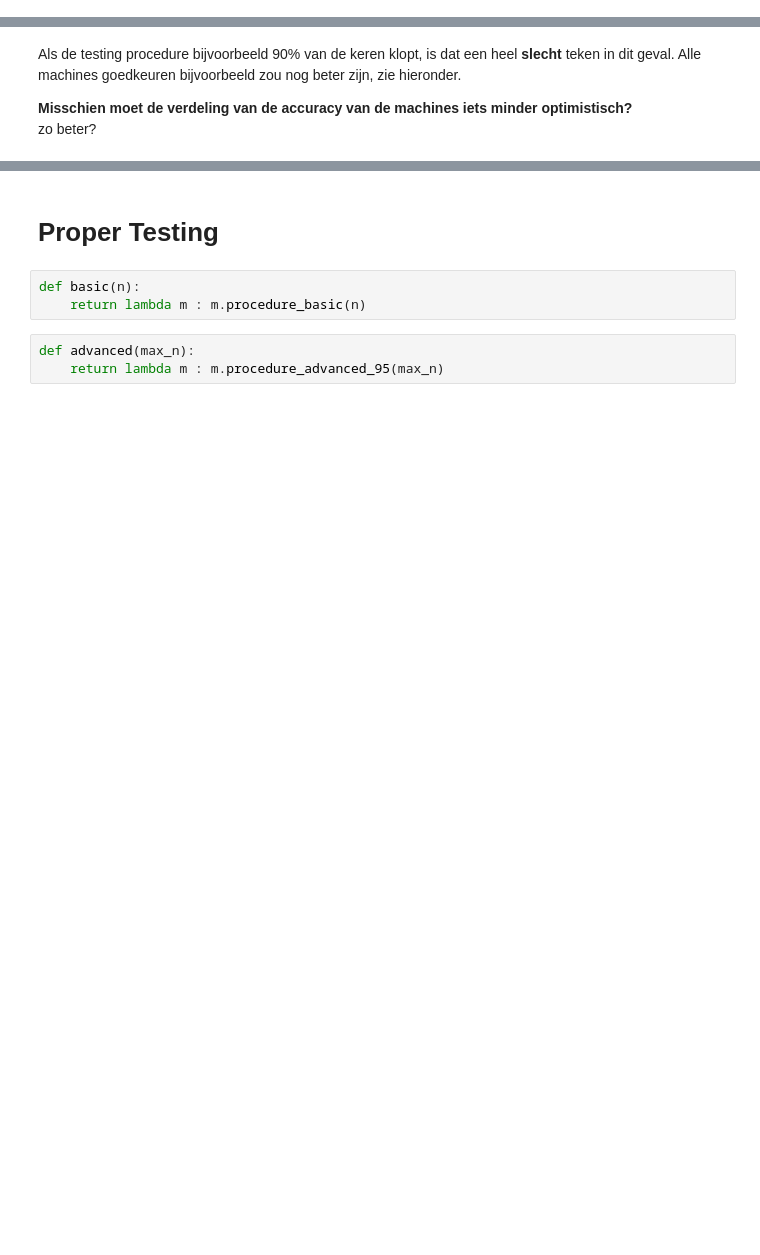
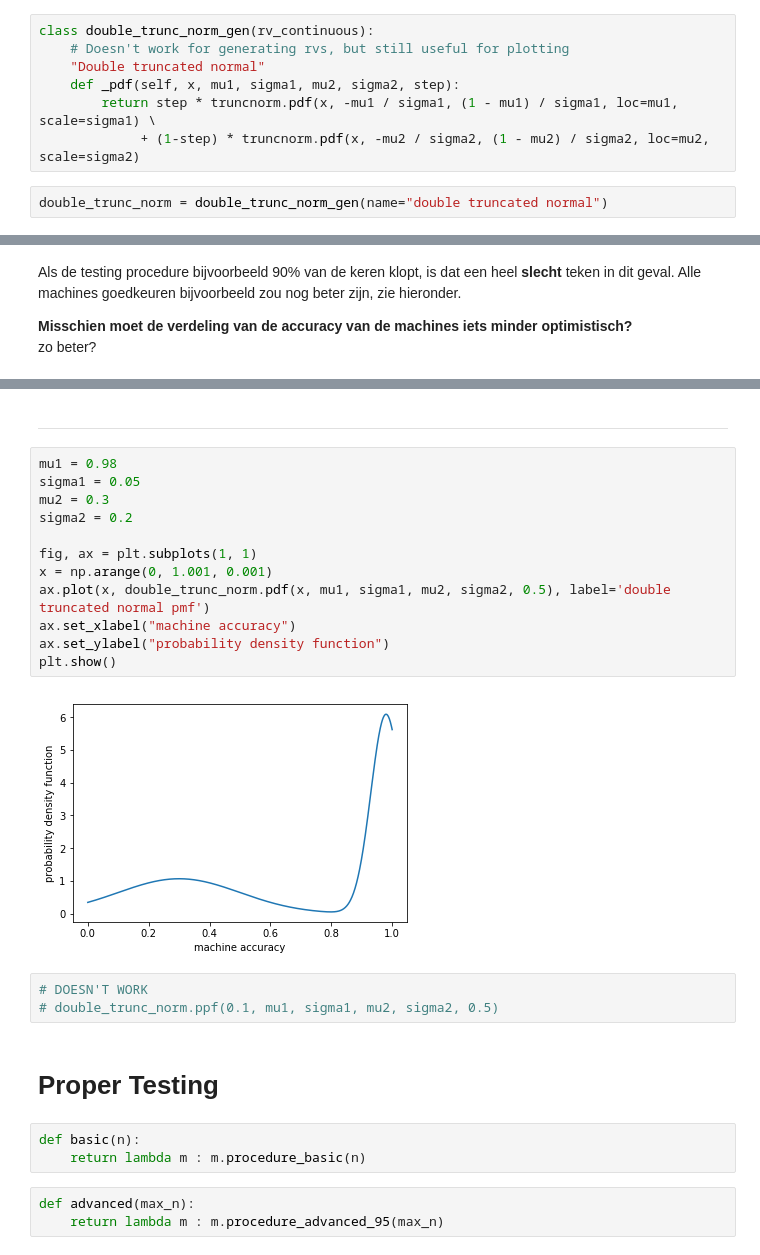
Before and after one commit to Yvee1/kans-modeling, a Jupyter notebook: solar.ipynb, the cells around one changed output, grey strips where cells are left out. Saved outputs shown, nothing was run; the diff lists cells and outputs as text; blank space fills up the shorter version.

```diff
--- a/solar.ipynb
+++ b/solar.ipynb
@@ -154,6 +154,15 @@ class Machine:
         # This testing procedure basically doesn't test, but accepts all machines
         # Used for cost computation purposes
         return True
+# %%
+class double_trunc_norm_gen(rv_continuous):
+    # Doesn't work for generating rvs, but still useful for plotting
+    "Double truncated normal"
+    def _pdf(self, x, mu1, sigma1, mu2, sigma2, step):
+        return step * truncnorm.pdf(x, -mu1 / sigma1, (1 - mu1) / sigma1, loc=mu1, scale=sigma1) \
+             + (1-step) * truncnorm.pdf(x, -mu2 / sigma2, (1 - mu2) / sigma2, loc=mu2, scale=sigma2)
+# %%
+double_trunc_norm = double_trunc_norm_gen(name="double truncated normal")
 # %%
 class Factory:
     def __init__(self, mu, sigma):
@@ -258,5 +293,24 @@ Testing procedure was accurate 57.85% of the time.
 Test procedure took on average  0.0 day(s), 0.0 hour(s) and 0.0 minute(s).
 The costs associated with this test procedure is on average €0.0
+# %% [markdown]
+---
+# %%
+mu1 = 0.98
+sigma1 = 0.05
+mu2 = 0.3
+sigma2 = 0.2
+
+fig, ax = plt.subplots(1, 1)
+x = np.arange(0, 1.001, 0.001)
+ax.plot(x, double_trunc_norm.pdf(x, mu1, sigma1, mu2, sigma2, 0.5), label='double truncated normal pmf')
+ax.set_xlabel("machine accuracy")
+ax.set_ylabel("probability density function")
+plt.show()
+# %% [output]
+[figure, added]
+# %%
+# DOESN'T WORK
+# double_trunc_norm.ppf(0.1, mu1, sigma1, mu2, sigma2, 0.5)
 # %% [markdown]
 # Proper Testing
 # %%
```
Also changed, not shown: parts of 12 cells of this notebook.
